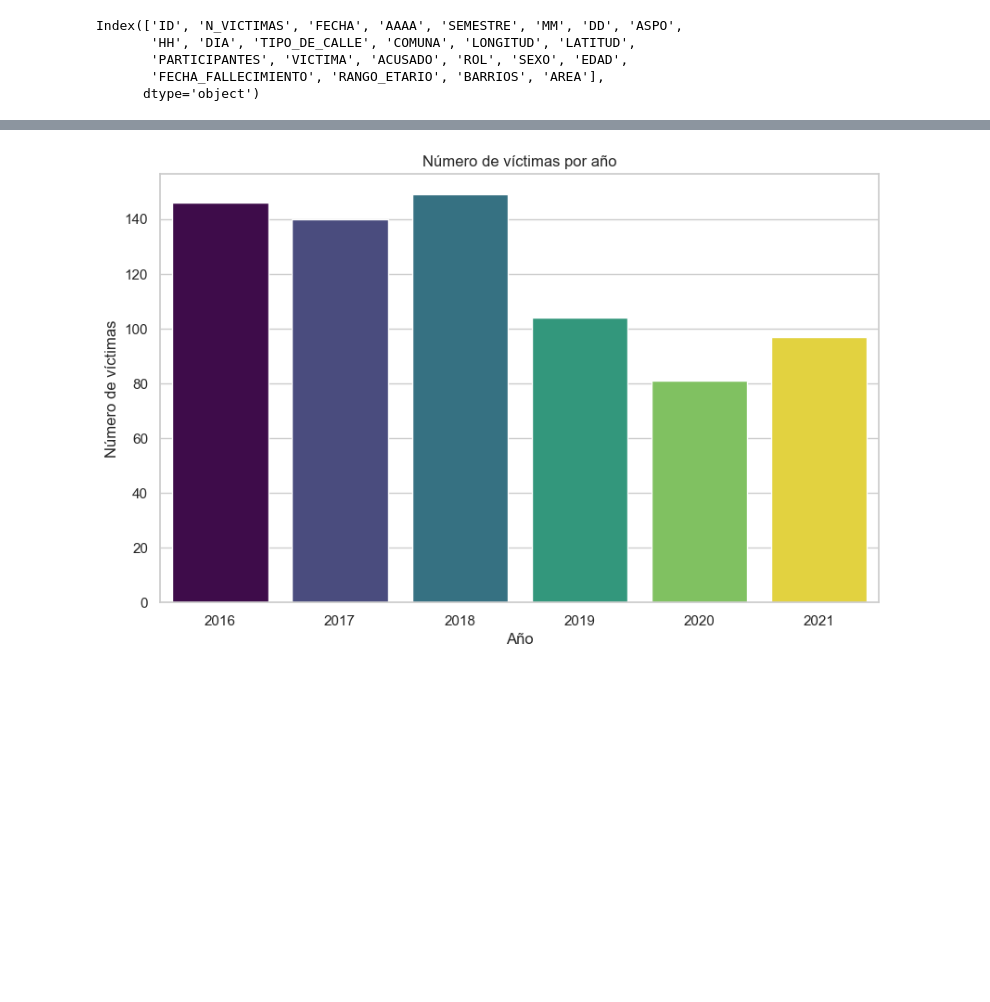
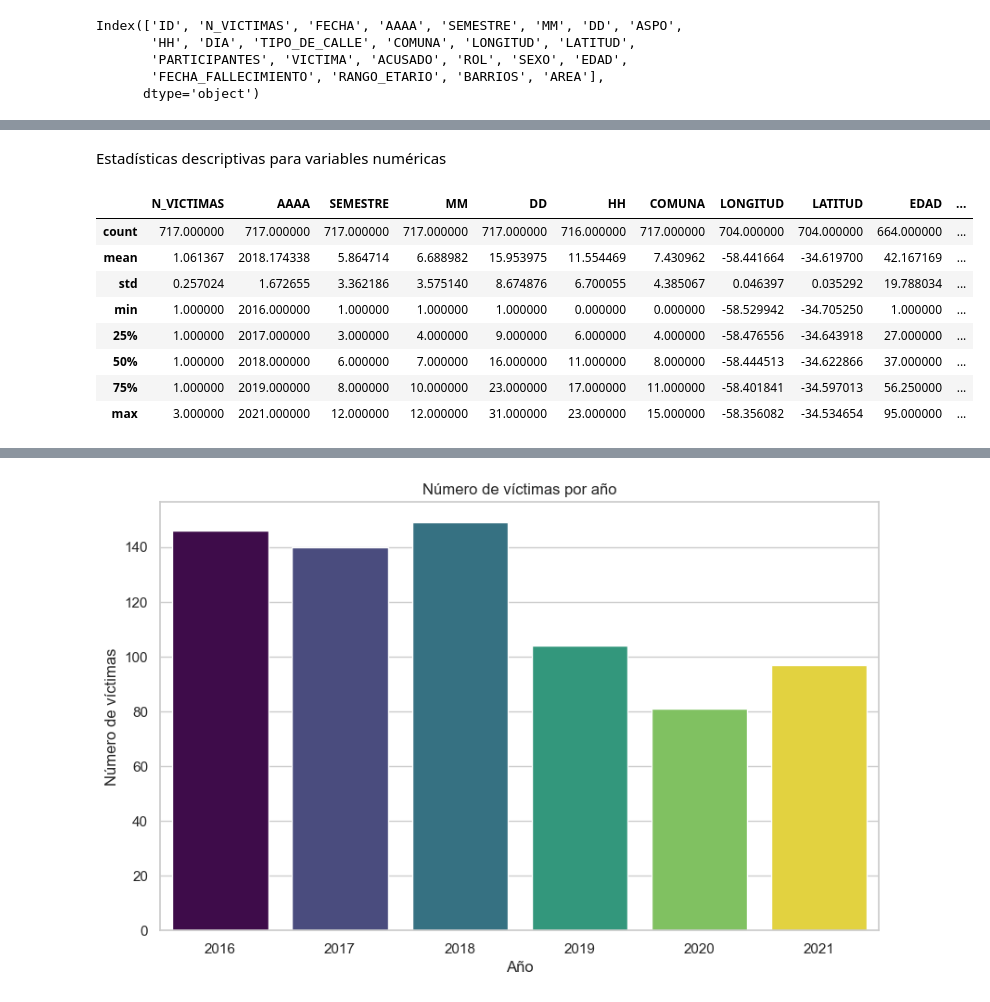
Before and after one commit to MarceloOrtizz/Proyecto_DA_Siniestros_Viales, a Jupyter notebook: eda.ipynb, the cells around one changed output, grey strips where cells are left out. Cells and saved outputs as stored; diff of their text form; code cells hidden in the pictures; blank space fills up the shorter version.

```diff
--- a/eda.ipynb
+++ b/eda.ipynb
@@ -150,0 +184,14 @@ sns.set(style="whitegrid")
+# %% [markdown]
+Estadísticas descriptivas para variables numéricas
+# %%
+df.describe()
+# %% [output]
+|  | N_VICTIMAS | AAAA | SEMESTRE | MM | DD | HH | COMUNA | LONGITUD | LATITUD | EDAD | ... |
+| count | 717.000000 | 717.000000 | 717.000000 | 717.000000 | 717.000000 | 716.000000 | 717.000000 | 704.000000 | 704.000000 | 664.000000 | ... |
+| mean | 1.061367 | 2018.174338 | 5.864714 | 6.688982 | 15.953975 | 11.554469 | 7.430962 | -58.441664 | -34.619700 | 42.167169 | ... |
+| std | 0.257024 | 1.672655 | 3.362186 | 3.575140 | 8.674876 | 6.700055 | 4.385067 | 0.046397 | 0.035292 | 19.788034 | ... |
+| min | 1.000000 | 2016.000000 | 1.000000 | 1.000000 | 1.000000 | 0.000000 | 0.000000 | -58.529942 | -34.705250 | 1.000000 | ... |
+| 25% | 1.000000 | 2017.000000 | 3.000000 | 4.000000 | 9.000000 | 6.000000 | 4.000000 | -58.476556 | -34.643918 | 27.000000 | ... |
+| 50% | 1.000000 | 2018.000000 | 6.000000 | 7.000000 | 16.000000 | 11.000000 | 8.000000 | -58.444513 | -34.622866 | 37.000000 | ... |
+| 75% | 1.000000 | 2019.000000 | 8.000000 | 10.000000 | 23.000000 | 17.000000 | 11.000000 | -58.401841 | -34.597013 | 56.250000 | ... |
+| max | 3.000000 | 2021.000000 | 12.000000 | 12.000000 | 31.000000 | 23.000000 | 15.000000 | -58.356082 | -34.534654 | 95.000000 | ... |
```
Also changed, not shown: parts of 27 cells of this notebook, 2 other files.
